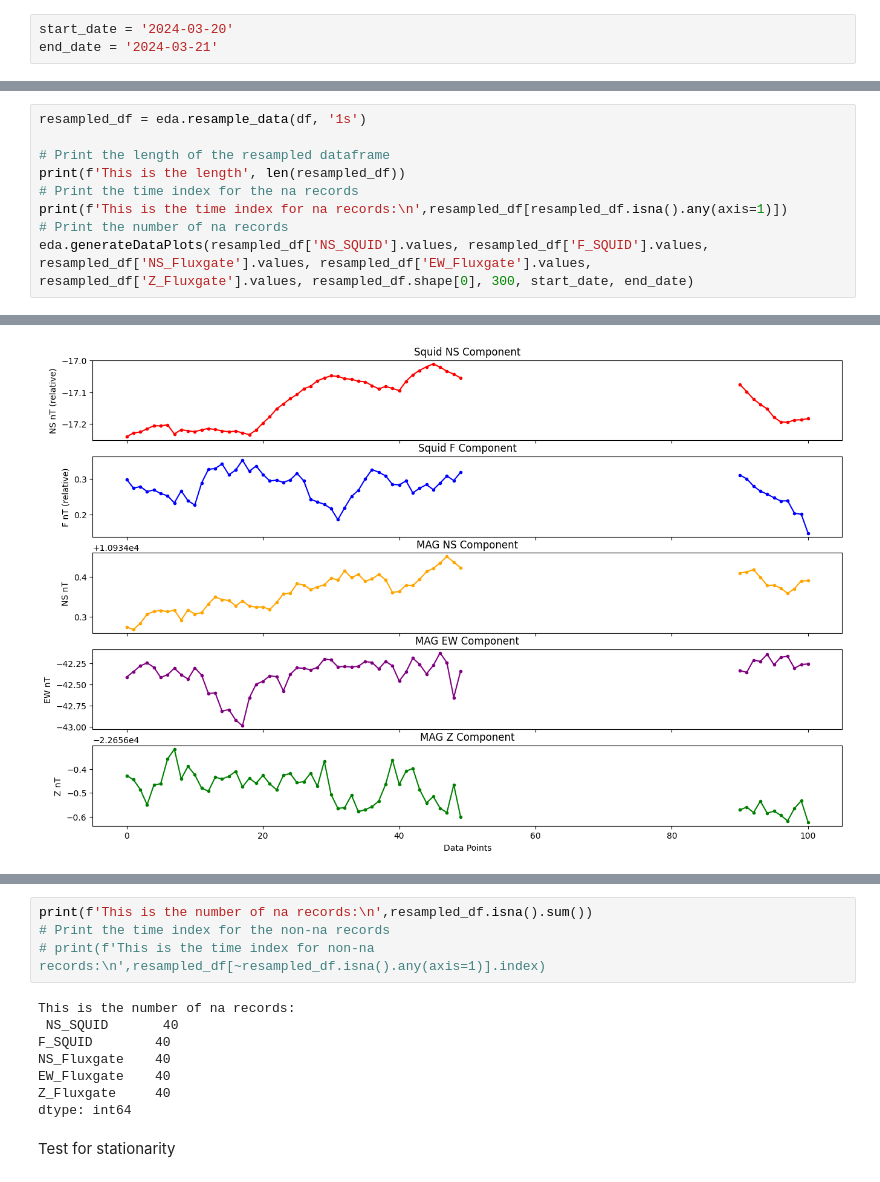
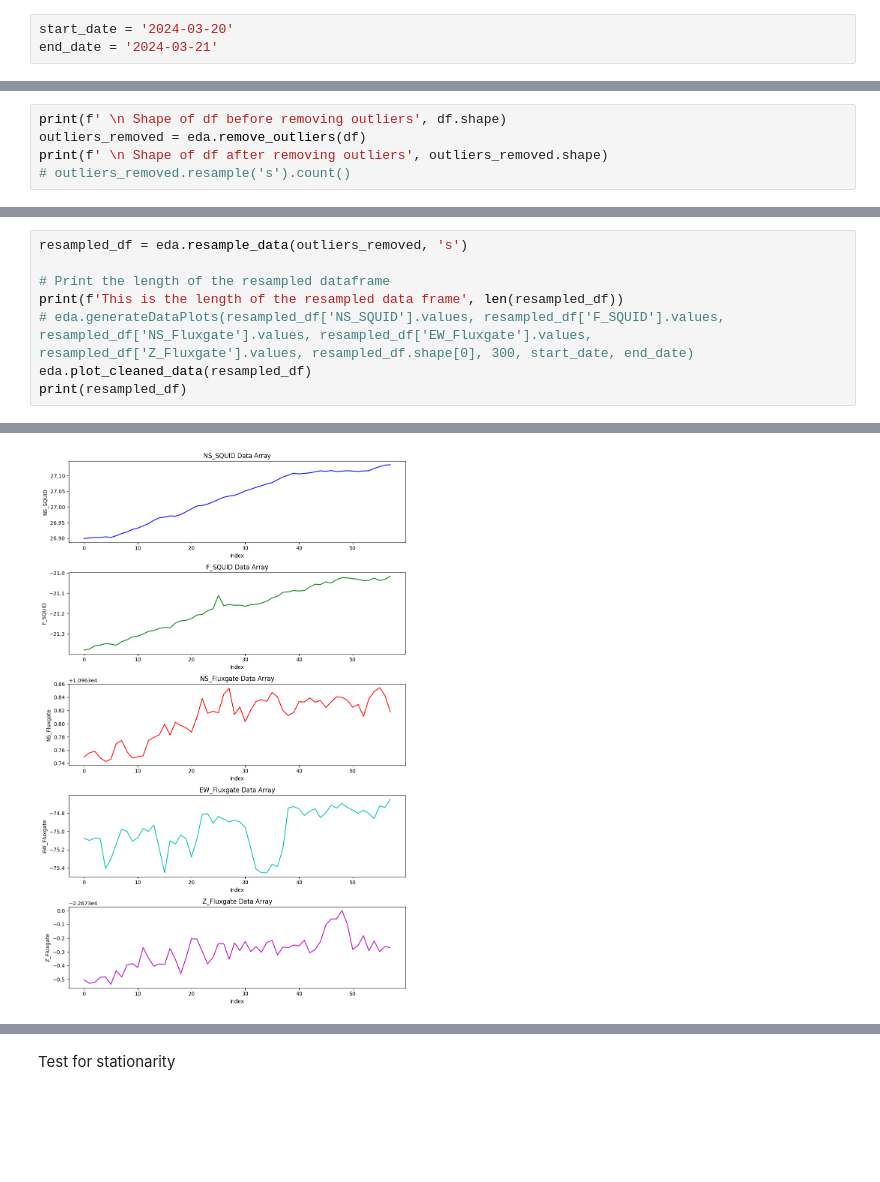
Before and after one commit to TPiphone/Bigdata_Event_Detection, a Jupyter notebook: bigdata_detection/modules/eda.ipynb, the cells around one changed output, grey strips where cells are left out. Saved outputs shown, nothing was run; the diff lists cells and outputs as text; blank space fills up the shorter version.

```diff
--- a/bigdata_detection/modules/eda.ipynb
+++ b/bigdata_detection/modules/eda.ipynb
@@ -54,0 +71,5 @@ Resampling? Something is wrong here
+# %%
+print(f' \n Shape of df before removing outliers', df.shape)
+outliers_removed = eda.remove_outliers(df)
+print(f' \n Shape of df after removing outliers', outliers_removed.shape)
+# outliers_removed.resample('s').count()
@@ -55,10 +123,9 @@ Resampling? Something is wrong here
 # %%
-resampled_df = eda.resample_data(df, '1s')
+resampled_df = eda.resample_data(outliers_removed, 's')
 
 # Print the length of the resampled dataframe
-print(f'This is the length', len(resampled_df))
-# Print the time index for the na records
-print(f'This is the time index for na records:\n',resampled_df[resampled_df.isna().any(axis=1)])
-# Print the number of na records
-eda.generateDataPlots(resampled_df['NS_SQUID'].values, resampled_df['F_SQUID'].values, resampled_df['NS_Fluxgate'].values, resampled_df['EW_Fluxgate'].values, resampled_df['Z_Fluxgate'].values, resampled_df.shape[0], 300, start_date, end_date)
+print(f'This is the length of the resampled data frame', len(resampled_df))
+# eda.generateDataPlots(resampled_df['NS_SQUID'].values, resampled_df['F_SQUID'].values, resampled_df['NS_Fluxgate'].values, resampled_df['EW_Fluxgate'].values, resampled_df['Z_Fluxgate'].values, resampled_df.shape[0], 300, start_date, end_date)
+eda.plot_cleaned_data(resampled_df)
+print(resampled_df)
 # %% [output]
@@ -82 +139 @@ Time
-[figure, old version]
+[figure, new version]
@@ -83,14 +157,2 @@ Time
-# %%
-print(f'This is the number of na records:\n',resampled_df.isna().sum())
-# Print the time index for the non-na records
-# print(f'This is the time index for non-na records:\n',resampled_df[~resampled_df.isna().any(axis=1)].index)
-# %% [output]
-This is the number of na records:
- NS_SQUID       40
-F_SQUID        40
-NS_Fluxgate    40
-EW_Fluxgate    40
-Z_Fluxgate     40
-dtype: int64
 # %% [markdown]
 Test for stationarity
```
Also changed, not shown: parts of 23 cells of this notebook, 2 other files.
